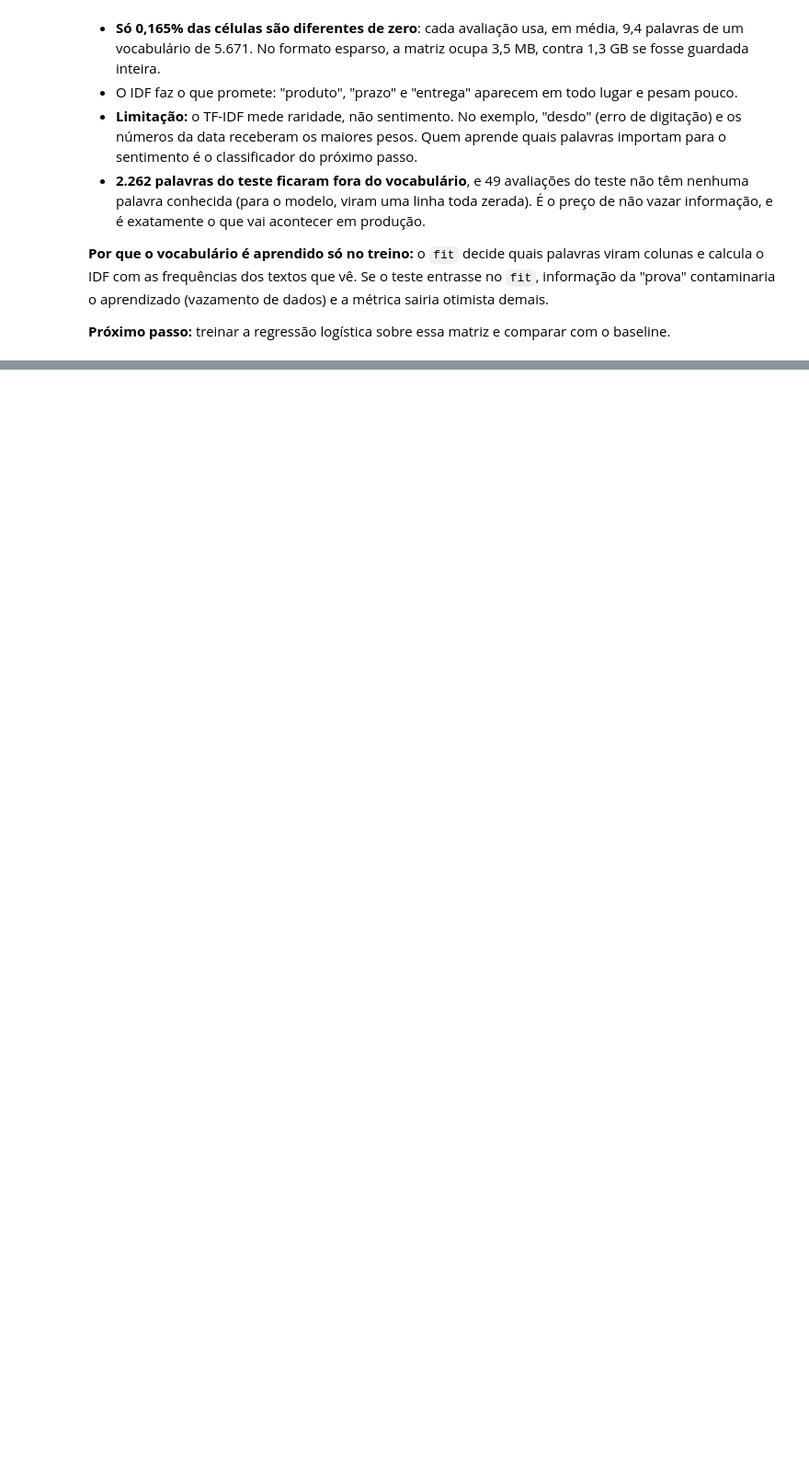
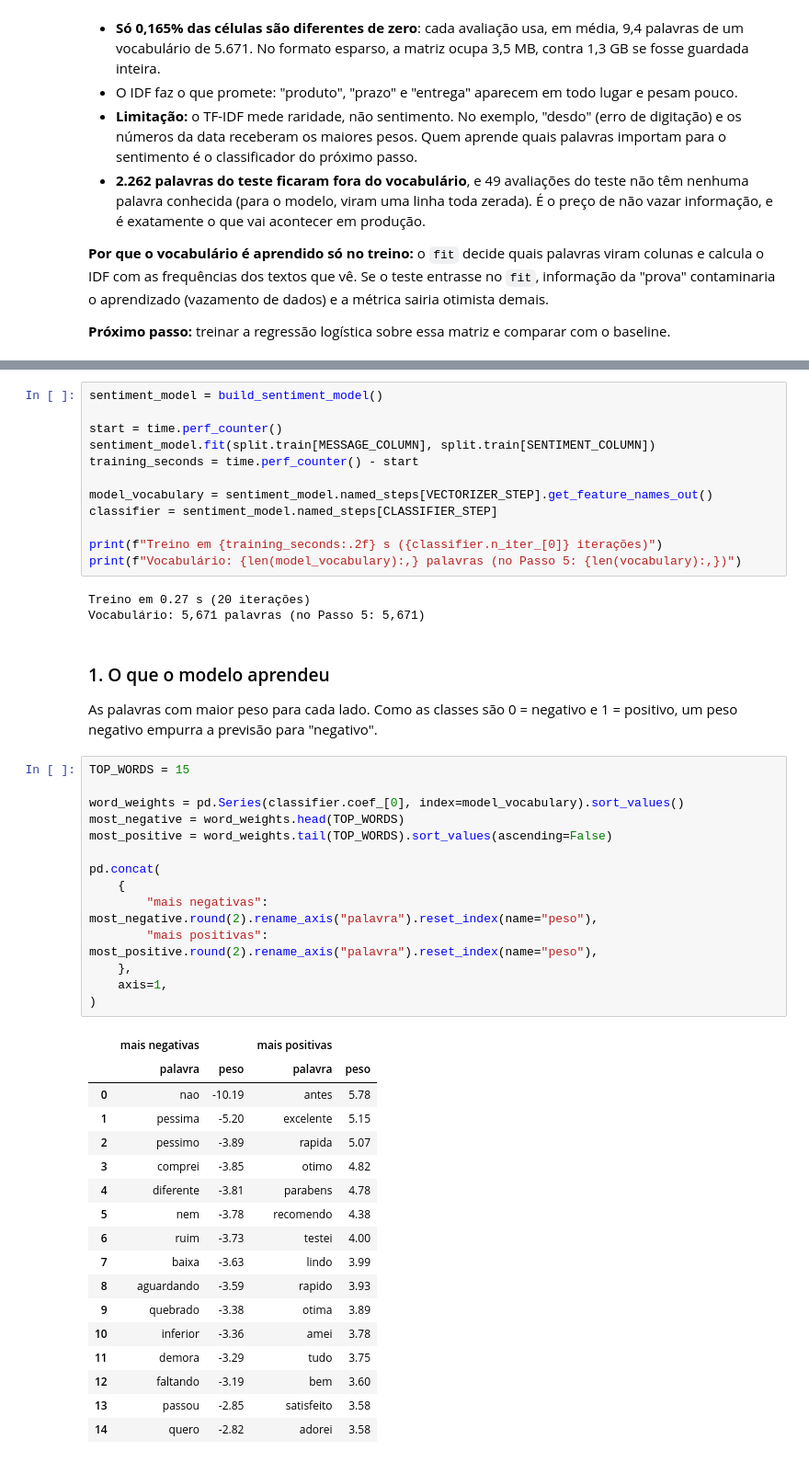
Before and after one commit to baxelin/delivery-ai, a Jupyter notebook: notebooks/v1_sentimento.ipynb, the cells around one changed output, grey strips where cells are left out. Shown at 92% size. Saved outputs shown, nothing was run; the diff lists cells and outputs as text; blank space fills up the shorter version.

```diff
--- a/notebooks/v1_sentimento.ipynb
+++ b/notebooks/v1_sentimento.ipynb
@@ -503,0 +518,51 @@ Name: count, dtype: int64
+# %%
+sentiment_model = build_sentiment_model()
+
+start = time.perf_counter()
+sentiment_model.fit(split.train[MESSAGE_COLUMN], split.train[SENTIMENT_COLUMN])
+training_seconds = time.perf_counter() - start
+
+model_vocabulary = sentiment_model.named_steps[VECTORIZER_STEP].get_feature_names_out()
+classifier = sentiment_model.named_steps[CLASSIFIER_STEP]
+
+print(f"Treino em {training_seconds:.2f} s ({classifier.n_iter_[0]} iterações)")
+print(f"Vocabulário: {len(model_vocabulary):,} palavras (no Passo 5: {len(vocabulary):,})")
+# %% [output]
+Treino em 0.27 s (20 iterações)
+Vocabulário: 5,671 palavras (no Passo 5: 5,671)
+# %% [markdown]
+### 1. O que o modelo aprendeu
+
+As palavras com maior peso para cada lado. Como as classes são 0 = negativo e 1 = positivo, um peso negativo empurra a previsão para "negativo".
+# %%
+TOP_WORDS = 15
+
+word_weights = pd.Series(classifier.coef_[0], index=model_vocabulary).sort_values()
+most_negative = word_weights.head(TOP_WORDS)
+most_positive = word_weights.tail(TOP_WORDS).sort_values(ascending=False)
+
+pd.concat(
+    {
+        "mais negativas": most_negative.round(2).rename_axis("palavra").reset_index(name="peso"),
+        "mais positivas": most_positive.round(2).rename_axis("palavra").reset_index(name="peso"),
+    },
+    axis=1,
+)
+# %% [output]
+|  | mais negativas |  | mais positivas |  |
+|  | palavra | peso | palavra | peso |
+| 0 | nao | -10.19 | antes | 5.78 |
+| 1 | pessima | -5.20 | excelente | 5.15 |
+| 2 | pessimo | -3.89 | rapida | 5.07 |
+| 3 | comprei | -3.85 | otimo | 4.82 |
+| 4 | diferente | -3.81 | parabens | 4.78 |
+| 5 | nem | -3.78 | recomendo | 4.38 |
+| 6 | ruim | -3.73 | testei | 4.00 |
+| 7 | baixa | -3.63 | lindo | 3.99 |
+| 8 | aguardando | -3.59 | rapido | 3.93 |
+| 9 | quebrado | -3.38 | otima | 3.89 |
+| 10 | inferior | -3.36 | amei | 3.78 |
+| 11 | demora | -3.29 | tudo | 3.75 |
+| 12 | faltando | -3.19 | bem | 3.60 |
+| 13 | passou | -2.85 | satisfeito | 3.58 |
+| 14 | quero | -2.82 | adorei | 3.58 |
```
Also changed, not shown: parts of 7 cells of this notebook.
